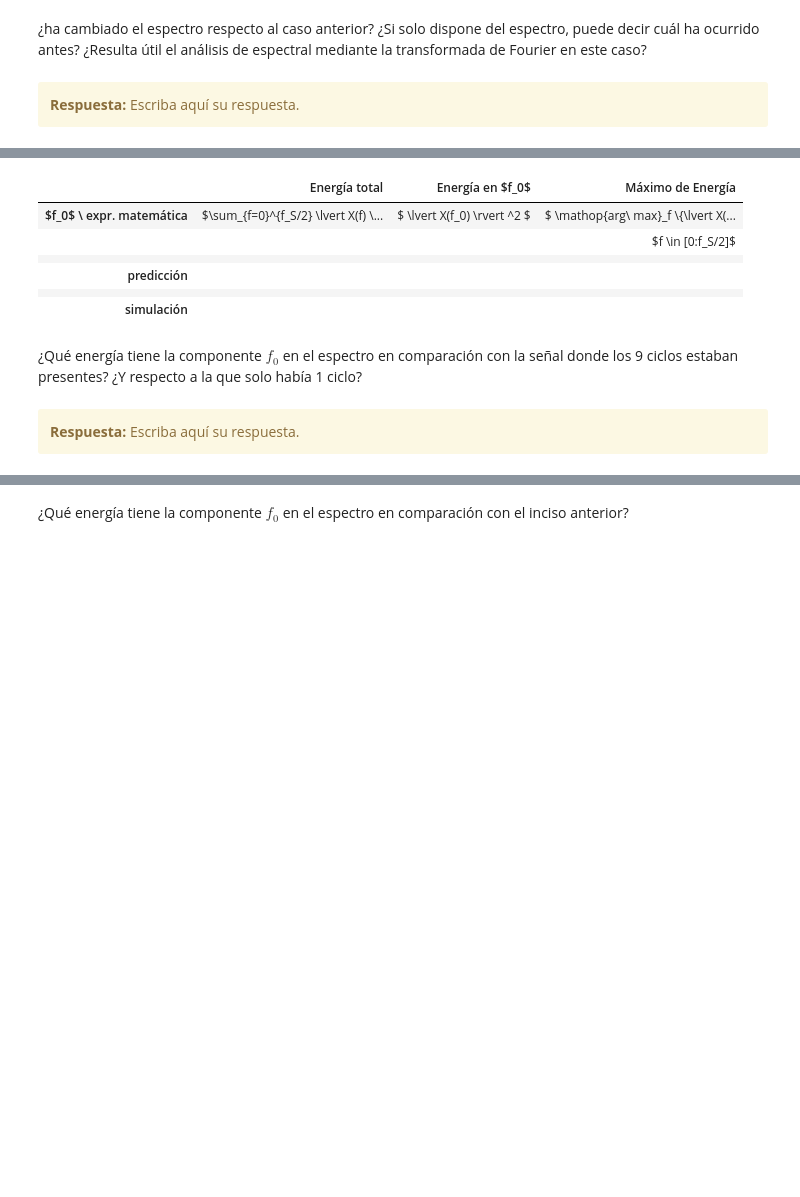
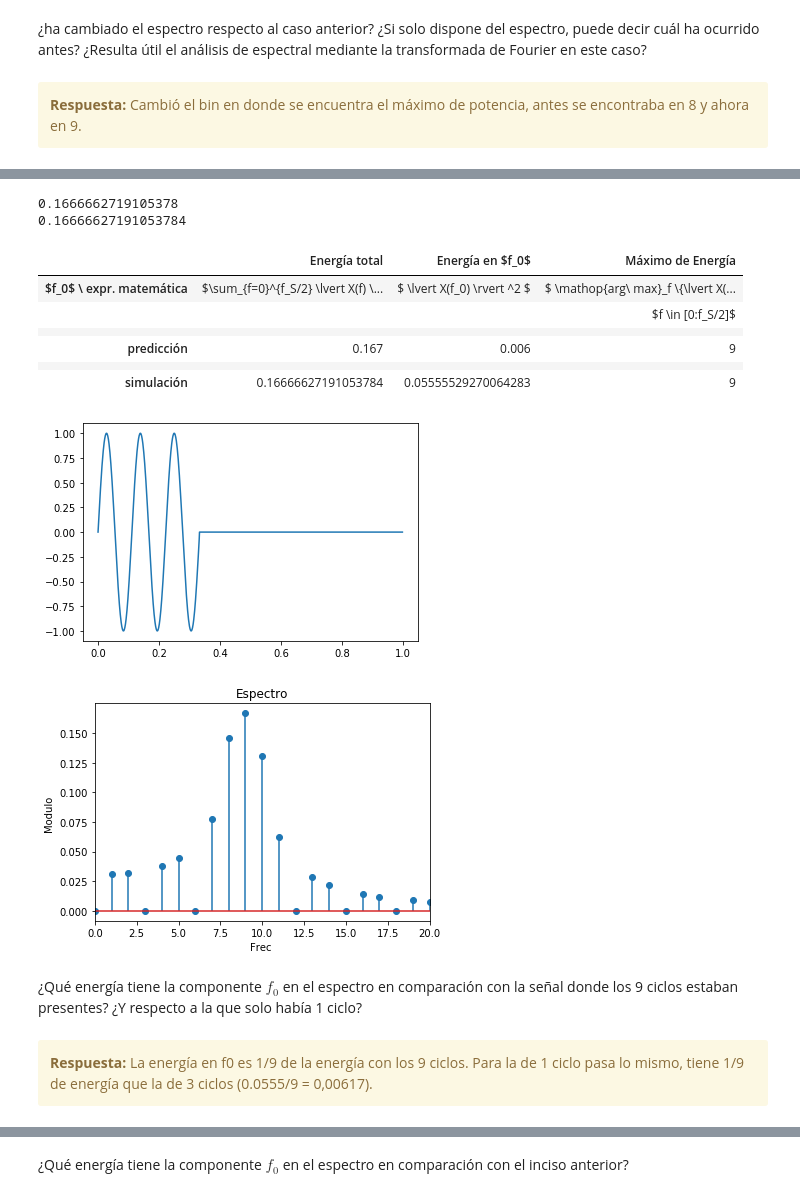
Before and after one commit to yaninacorsaro/PDS, a Jupyter notebook: TP1 - Muestreo de señales - Forurier.ipynb, the cells around one changed output, grey strips where cells are left out. Cells and saved outputs as stored; diff of their text form; code cells hidden in the pictures; blank space fills up the shorter version.

```diff
--- a/TP1 - Muestreo de señales - Forurier.ipynb
+++ b/TP1 - Muestreo de señales - Forurier.ipynb
@@ -869,7 +991,7 @@ HTML(df.to_html())
 ¿ha cambiado el espectro respecto al caso anterior? ¿Si solo dispone del espectro, puede decir cuál ha ocurrido antes? ¿Resulta útil el análisis de espectral mediante la transformada de Fourier en este caso?
 # %% [markdown]
 <div class="alert alert-block alert-warning">
-<b>Respuesta:</b> Escriba aquí su respuesta.
+<b>Respuesta:</b> Cambió el bin en donde se encuentra el máximo de potencia, antes se encontraba en 8 y ahora en 9.
 </div>
 # %% [markdown]
 <table width="80%" cellpadding="7" cellspacing="0">
@@ -892,37 +1014,76 @@ HTML(df.to_html())
 # %%
 #######################################
 # Tu simulación que genere resultados #
 #######################################
 
 tus_resultados = [ ['$\sum_{f=0}^{f_S/2} \lvert X(f) \rvert ^2$', '$ \lvert X(f_0) \rvert ^2 $', '$ \mathop{arg\ max}_f \{\lvert X(f) \rvert ^2\} $'],
                    ['',                                     '',                           '$f \in [0:f_S/2]$'],
                   ['', '', ''],
-                  ['', '', ''], # <-- completar acá
+                  ['0.167', '0.006', '9'], # <-- completar acá
                   ['', '', ''],
-                  ['', '', '']  # <-- completar acá
+
                  ]
+
+N  = 1000 # muestras
+fs = 1000 # Hz
+a0 = 1       # Volts
+p0 = 0  # radianes
+
+fn = 9
+ciclos = 3
+
+tt, xx = generador_senoidal (fs=fs, f0=fn*fs/N, N=N, a0=a0, p0=p0)
+xx[int(ciclos*N/fn):] = 0
+
+y = np.fft.fft(xx)
+y_abs = np.abs(y)/N
+frec = np.fft.fftfreq(N,1/N)
+
+fig, ax1 = plt.subplots()
+ax1.plot(tt, xx)
+
+fig, ax1 = plt.subplots()
+
+ax1.stem(frec, y_abs, use_line_collection = True)
+ax1.set_title('Espectro')
+ax1.set_ylabel('Modulo ')
+ax1.set_xlabel('Frec ')
+plt.xlim(0, 20)
+
+potSen = (np.mean(xx**2))
+print(potSen)
+pot = (np.sum(y_abs**2))
+print(pot)
+
+tus_resultados.append([str(pot),str(2*y_abs[fn]**2), str(np.argmax(y_abs))])
+
 df = DataFrame(tus_resultados, columns=['Energía total', 'Energía en $f_0$', 'Máximo de Energía'],
                index=['$f_0$ \ expr. matemática',
                       '',
                       '',
                       'predicción',
                       '',
                       'simulación'])
 HTML(df.to_html())
 # %% [output]
+0.1666662719105378
+0.16666627191053784
 |  | Energía total | Energía en $f_0$ | Máximo de Energía |
 | $f_0$ \ expr. matemática | $\sum_{f=0}^{f_S/2} \lvert X(f) \... | $ \lvert X(f_0) \rvert ^2 $ | $ \mathop{arg\ max}_f \{\lvert X(... |
 |  |  |  | $f \in [0:f_S/2]$ |
 |  |  |  |  |
-| predicción |  |  |  |
+| predicción | 0.167 | 0.006 | 9 |
 |  |  |  |  |
-| simulación |  |  |  |
+| simulación | 0.16666627191053784 | 0.05555529270064283 | 9 |
+[figure, added]
+[figure, added]
 # %% [markdown]
 ¿Qué energía tiene la componente $f_0$ en el espectro en comparación con la señal donde los 9 ciclos estaban presentes? ¿Y respecto a la que solo había 1 ciclo?
-# %% [markdown]
-<div class="alert alert-block alert-warning">
-<b>Respuesta:</b> Escriba aquí su respuesta.
-</div>
+# %% [markdown]
+<div class="alert alert-block alert-warning">
+<b>Respuesta:</b> La energía en f0 es 1/9 de la energía con los 9 ciclos.
+Para la de 1 ciclo pasa lo mismo, tiene 1/9 de energía que la de 3 ciclos (0.0555/9 = 0,00617).
+</div>
 # %% [markdown]
 <table width="80%" cellpadding="7" cellspacing="0">
 	<col width="50%">
```
Also changed, not shown: parts of 21 cells of this notebook.
